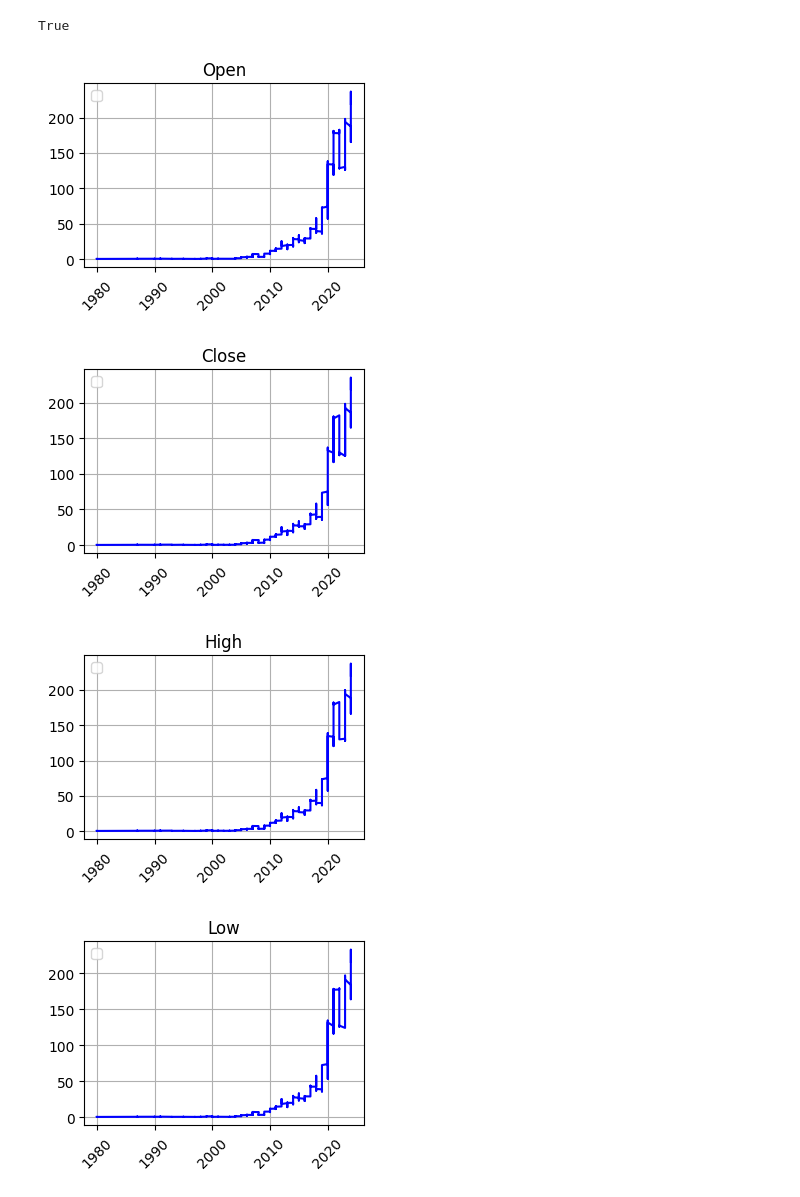
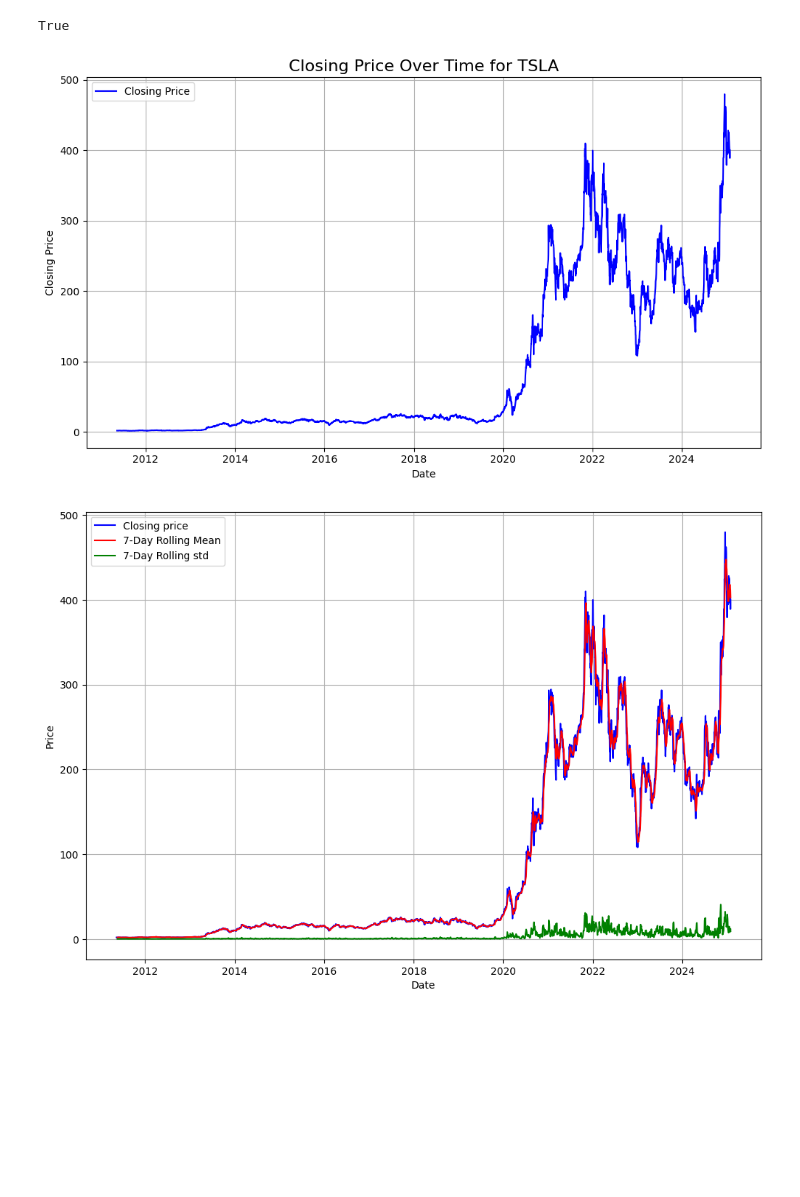
Before and after one commit to Amangtt/Stock-market-data-analysis-and-prediction, a Jupyter notebook: notebooks/finance.ipynb, the cells around one changed output. Cells and saved outputs as stored; diff of their text form; code cells hidden in the pictures; blank space fills up the shorter version.

Commit message:
edited finance notebook

```diff
--- a/notebooks/finance.ipynb
+++ b/notebooks/finance.ipynb
@@ -9,8 +9,10 @@ c:\Users\hello\Desktop\git\Stock-market-data-analysis-and-prediction
 # %%
 #Loading data
 from scripts.finance import financial_analysis
-analyzer=financial_analysis
-file= '../Data/yfinance_data/yfinance_data/AAPL_historical_data.csv'
-df= analyzer.load_data(file)
+from scripts.logger import SetupLogger
+logger = SetupLogger(log_file='../logs/notebooks.log').get_logger()
+analyzer=financial_analysis(logger)
+path='../Data/TSLA'
+df= analyzer.load_data('TSLA','2011-05-12','2025-01-31',path)
 df
 # %% [output]
@@ -58,10 +39,10 @@ result
 True
 # %%
 #Plotting the graph for 4 columns
-OHLC=analyzer.OHLC(df)
-OHLC
+analyzer.closing('TSLA')
 # %% [output]
-[figure, old version]
+[figure, new version]
-[figure, removed]
-[figure, removed]
-[figure, removed]
+# %%
+analyzer.rolling_avg()
+# %% [output]
+[figure, added]
```
Also changed, not shown: parts of 9 cells of this notebook.
